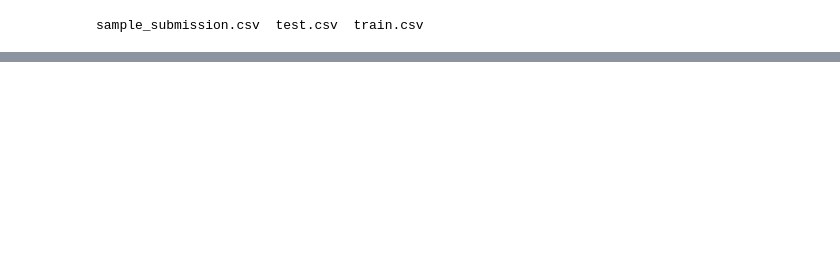
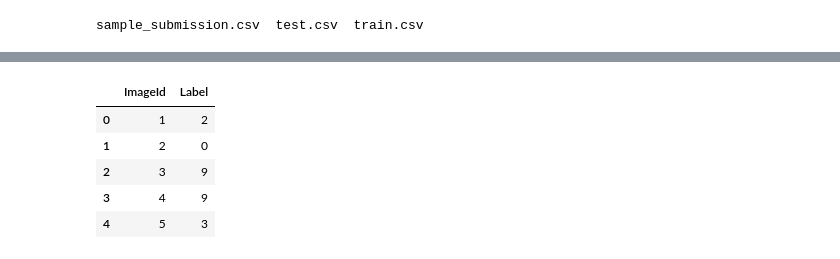
Before and after one commit to happyBeagle/MNIST_with_kaggle, a Jupyter notebook: MNIST_test.ipynb, the cells around one changed output, grey strips where cells are left out. Cells and saved outputs as stored; diff of their text form; code cells hidden in the pictures; blank space fills up the shorter version.

```diff
--- a/MNIST_test.ipynb
+++ b/MNIST_test.ipynb
@@ -87,0 +125,11 @@ print(os.listdir("./data"))
+# %%
+#Logistic regression
+
+class LogisticRegressionModel(nn.Module):
+    def __init__(self, input_dim, output_dim):
+        super(LogisticRegressionModel, self).__init__()
+        self.linear = nn.Linear(input_dim, output_dim)
+
+    def forward(self, x):
+        out = self.linear(x)
+        return out
@@ -87,0 +195,32 @@ print(os.listdir("./data"))
+# %%
+submit_data = pd.read_csv('./data/test.csv',dtype = np.float32)
+submit_data = submit_data.values/255.0
+submit_loader = torch.utils.data.DataLoader(dataset=submit_data, batch_size=batch_size, shuffle=False)
+# %%
+def prediction(data_loader):
+    model.eval()
+    test_pred = torch.LongTensor()
+
+    for i, data in enumerate(data_loader):
+        data = Variable(data.view(-1, 28*28))
+
+        output = model(data)
+        pred = torch.max(output.data, 1)[1]
+
+        test_pred = torch.cat((test_pred, pred), dim=0)
+
+    return test_pred
+# %%
+test_pred = prediction(submit_loader)
+
+output_df = pd.DataFrame(np.c_[np.arange(1, len(submit_data)+1)[:,None], test_pred.numpy()],
+                      columns=['ImageId', 'Label'])
+
+output_df.head()
+# %% [output]
+|  | ImageId | Label |
+| 0 | 1 | 2 |
+| 1 | 2 | 0 |
+| 2 | 3 | 9 |
+| 3 | 4 | 9 |
+| 4 | 5 | 3 |
```
Also changed, not shown: parts of 12 cells of this notebook.
